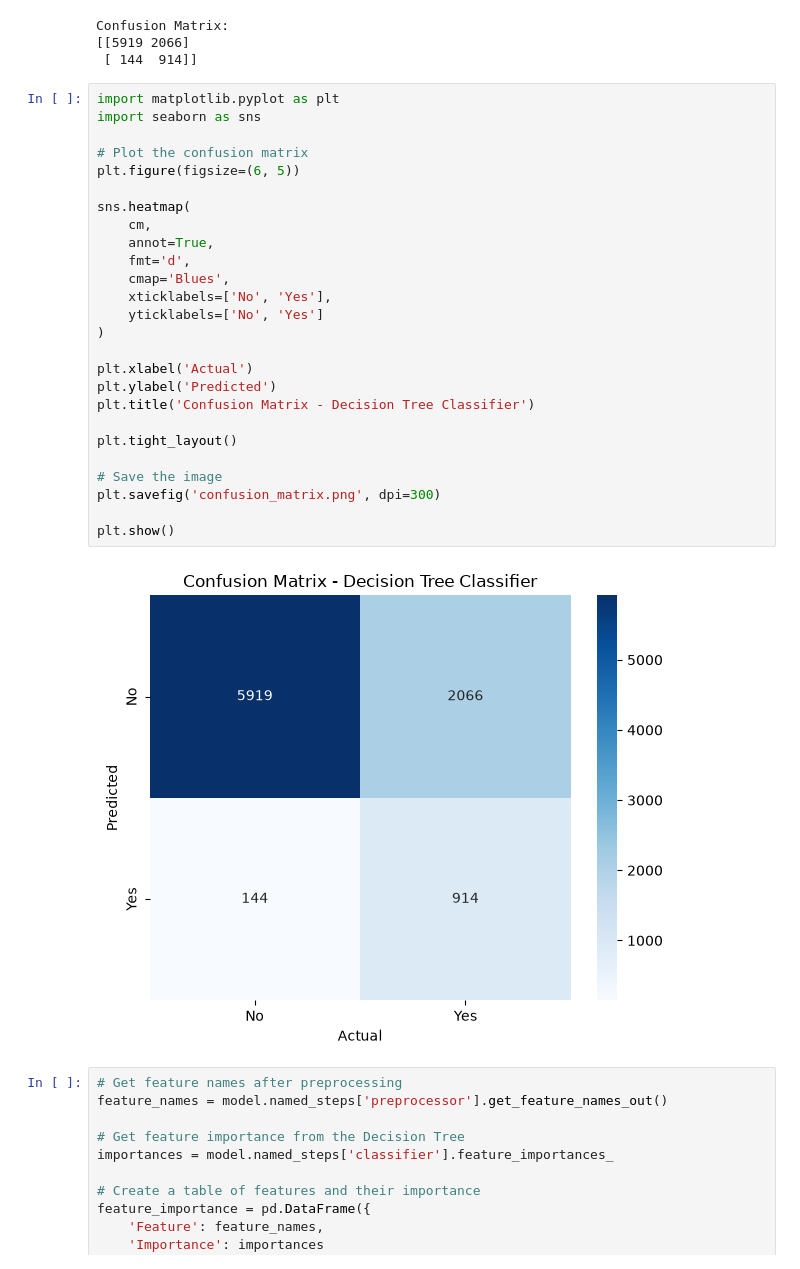
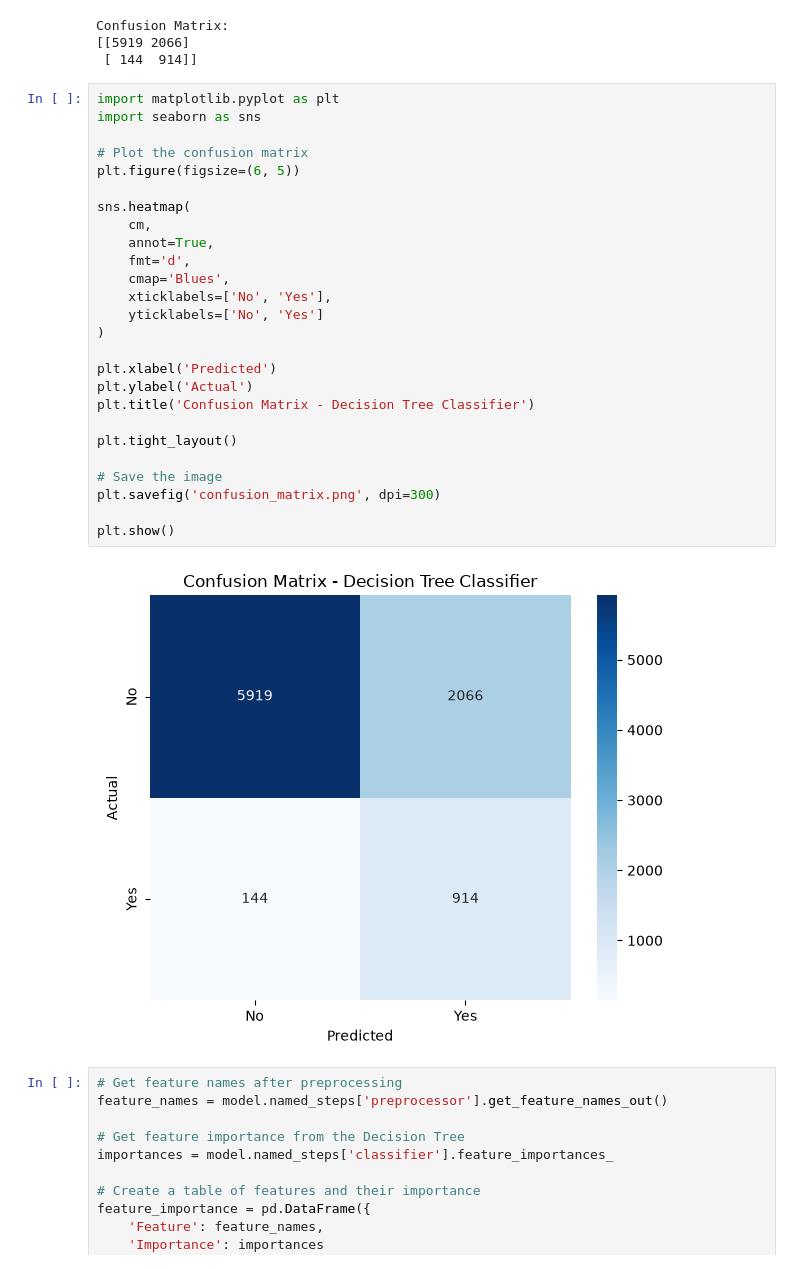
Before and after one commit to shravanikumbhar21-ux/DS_Task4_DecisionTree_BYTE, a Jupyter notebook: Decision_Tree_Classifier.ipynb, the cells around one changed output. Saved outputs shown, nothing was run; the diff lists cells and outputs as text.

```diff
--- a/Decision_Tree_Classifier.ipynb
+++ b/Decision_Tree_Classifier.ipynb
@@ -223,31 +223,31 @@ Confusion Matrix:
 # %%
 import matplotlib.pyplot as plt
 import seaborn as sns
 
 # Plot the confusion matrix
 plt.figure(figsize=(6, 5))
 
 sns.heatmap(
     cm,
     annot=True,
     fmt='d',
     cmap='Blues',
     xticklabels=['No', 'Yes'],
     yticklabels=['No', 'Yes']
 )
 
-plt.xlabel('Actual')
-plt.ylabel('Predicted')
+plt.xlabel('Predicted')
+plt.ylabel('Actual')
 plt.title('Confusion Matrix - Decision Tree Classifier')
 
 plt.tight_layout()
 
 # Save the image
 plt.savefig('confusion_matrix.png', dpi=300)
 
 plt.show()
 # %% [output]
-[figure, old version]
+[figure, new version]
 # %%
 # Get feature names after preprocessing
 feature_names = model.named_steps['preprocessor'].get_feature_names_out()
```
